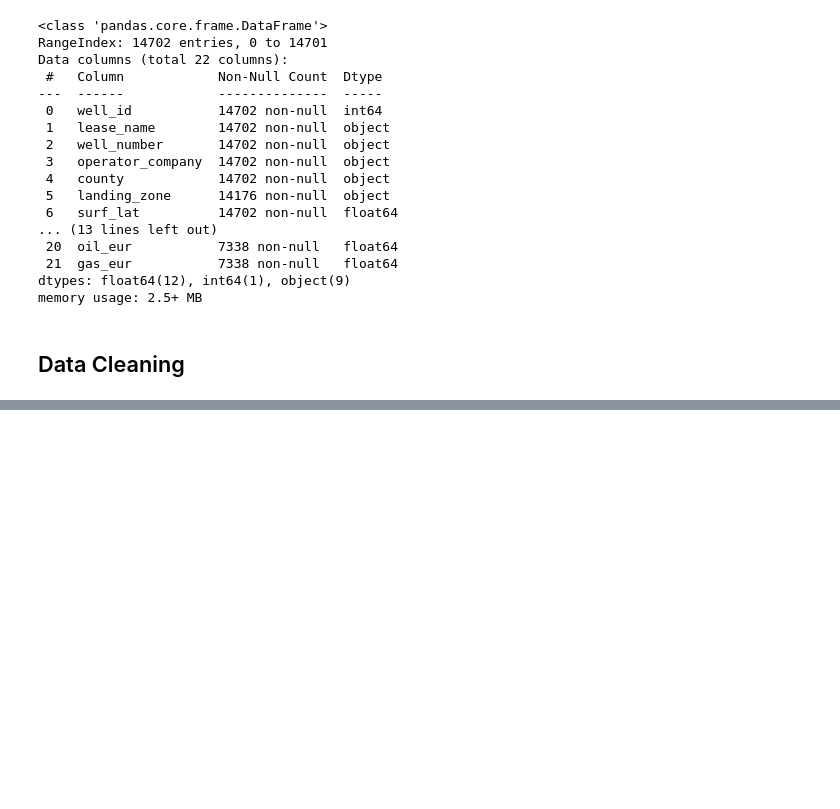
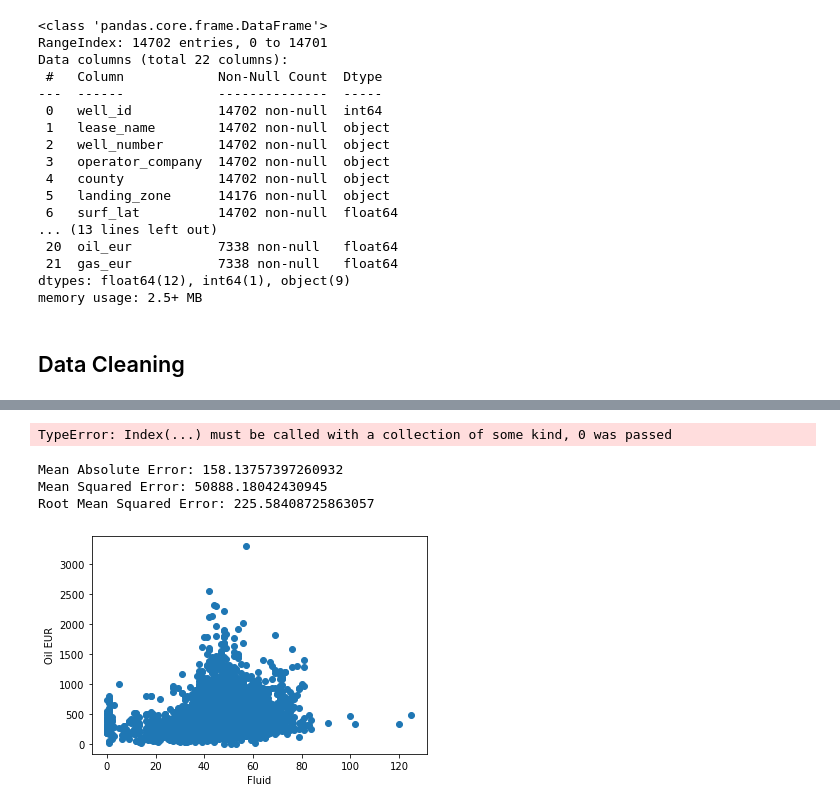
Before and after one commit to Auelocks/Friday_Night_Lights, a Jupyter notebook: MidlandWellData_processing.ipynb, the cells around one changed output, grey strips where cells are left out. Saved outputs shown, nothing was run; the diff lists cells and outputs as text; code cells hidden in the pictures; blank space fills up the shorter version.

```diff
--- a/MidlandWellData_processing.ipynb
+++ b/MidlandWellData_processing.ipynb
@@ -64,6 +65,11 @@ df = df.dropna()
 
 # Remove duplicate columns
 df = df.drop(columns = ["lease_name", "well_number"])
+
+# Convert date objects to datetime
+df['date_spud'] = pd.to_datetime(df["date_spud"], yearfirst=True)
+df['date_completed'] = pd.to_datetime(df["date_completed"],yearfirst=True)
+
 
 # Assign numeric values to landing zone.
 def LandingZone_numeric(zone):
@@ -97,8 +103,10 @@ df["prop"] = df["prop"].dropna()
 df["avg_ppg"] = df["avg_ppg"].dropna()
 df["oil_eur"] = df["oil_eur"].dropna()
 
-# Replace Oil/Gas EUR columns with a new barrels oil equivalent (BOE) column
-df["BOE_EUR"] = (df["gas_eur"]/6) + df["oil_eur"]
+# (Maybe--future analysis) Replace Oil/Gas EUR columns with a new barrels oil equivalent (BOE) column
+#df["BOE_EUR"] = (df["gas_eur"]/6) + df["oil_eur"]
+#df.drop(columns = ["gas_eur", "oil_eur"], inplace=True)
+
 
 df
 # %% [output]
@@ -173,0 +246,22 @@ ValueError: could not convert string to float: '21H'
+# %%
+## compare actual eur to predicted
+pf = pd.DataFrame({'Actual': y_test, 'Predicted': y_pred}, index=0)
+pf
+# %% [output]
+TypeError: Index(...) must be called with a collection of some kind, 0 was passed
+# %%
+from sklearn import metrics
+print('Mean Absolute Error:', metrics.mean_absolute_error(y_test, y_pred))
+print('Mean Squared Error:', metrics.mean_squared_error(y_test, y_pred))
+print('Root Mean Squared Error:', np.sqrt(metrics.mean_squared_error(y_test, y_pred)))
+# %% [output]
+Mean Absolute Error: 158.13757397260932
+Mean Squared Error: 50888.18042430945
+Root Mean Squared Error: 225.58408725863057
+# %%
+plt.scatter(df.fluid,df.oil_eur)
+plt.xlabel('Fluid')
+plt.ylabel('Oil EUR')
+plt.show()
+# %% [output]
+[figure, added]
```
Also changed, not shown: parts of 21 cells of this notebook.
